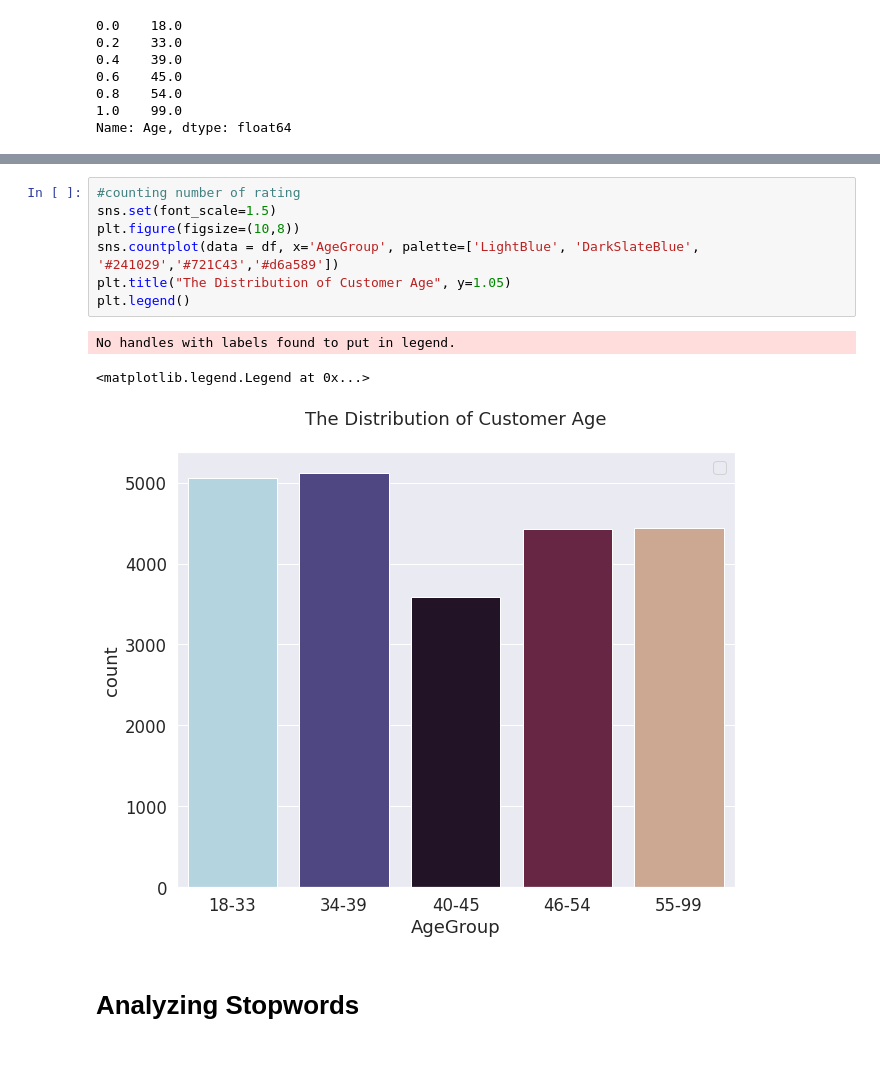
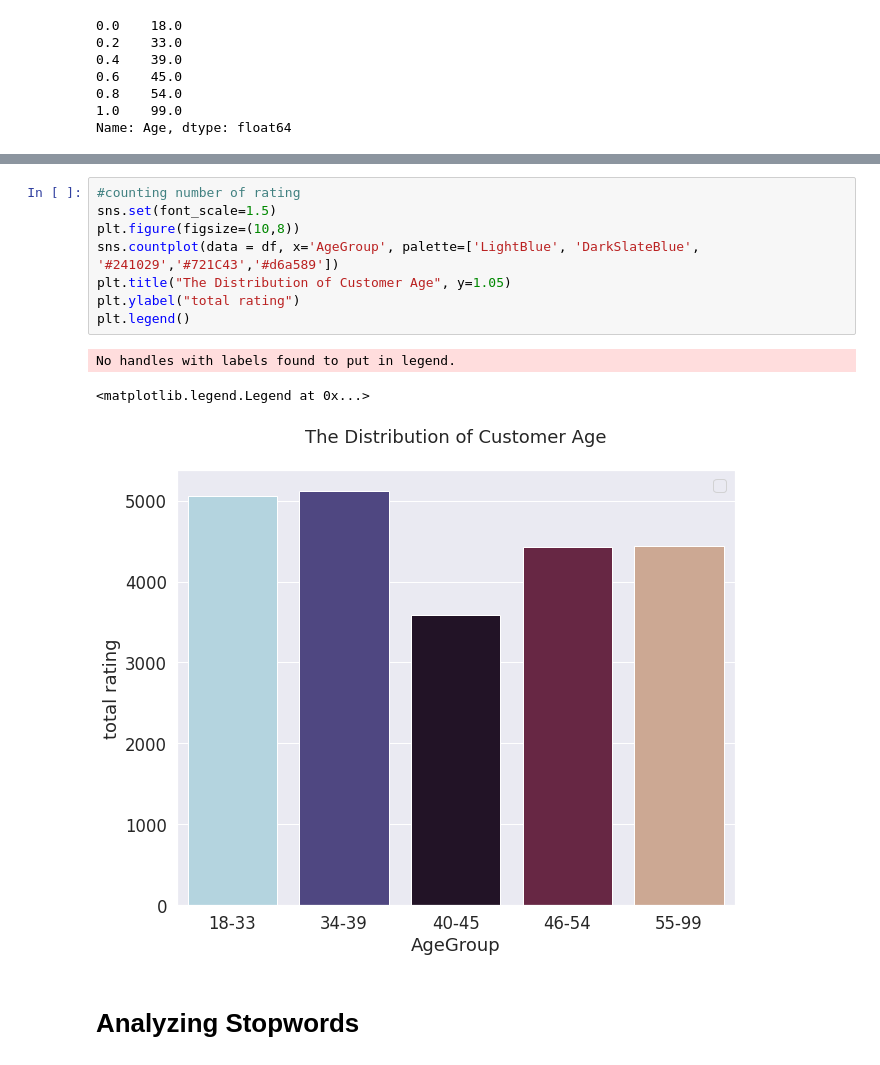
Before and after one commit to blihardinata/Python_Portfolio, a Jupyter notebook: Customer_Reviews/Customer_Reviews_BL.ipynb, the cells around one changed output, grey strips where cells are left out. Cells and saved outputs as stored; diff of their text form.

```diff
--- a/Customer_Reviews/Customer_Reviews_BL.ipynb
+++ b/Customer_Reviews/Customer_Reviews_BL.ipynb
@@ -280,14 +281,15 @@ df.head()
 # %%
 #counting number of rating
 sns.set(font_scale=1.5)
 plt.figure(figsize=(10,8))
 sns.countplot(data = df, x='AgeGroup', palette=['LightBlue', 'DarkSlateBlue', '#241029','#721C43','#d6a589'])
 plt.title("The Distribution of Customer Age", y=1.05)
+plt.ylabel("total rating")
 plt.legend()
 # %% [output]
 No handles with labels found to put in legend.
 <matplotlib.legend.Legend at 0x...>
-[figure, old version]
+[figure, new version]
 # %% [markdown]
 # Analyzing Stopwords
 # %% [markdown]
```
Also changed, not shown: parts of 2 cells of this notebook.
